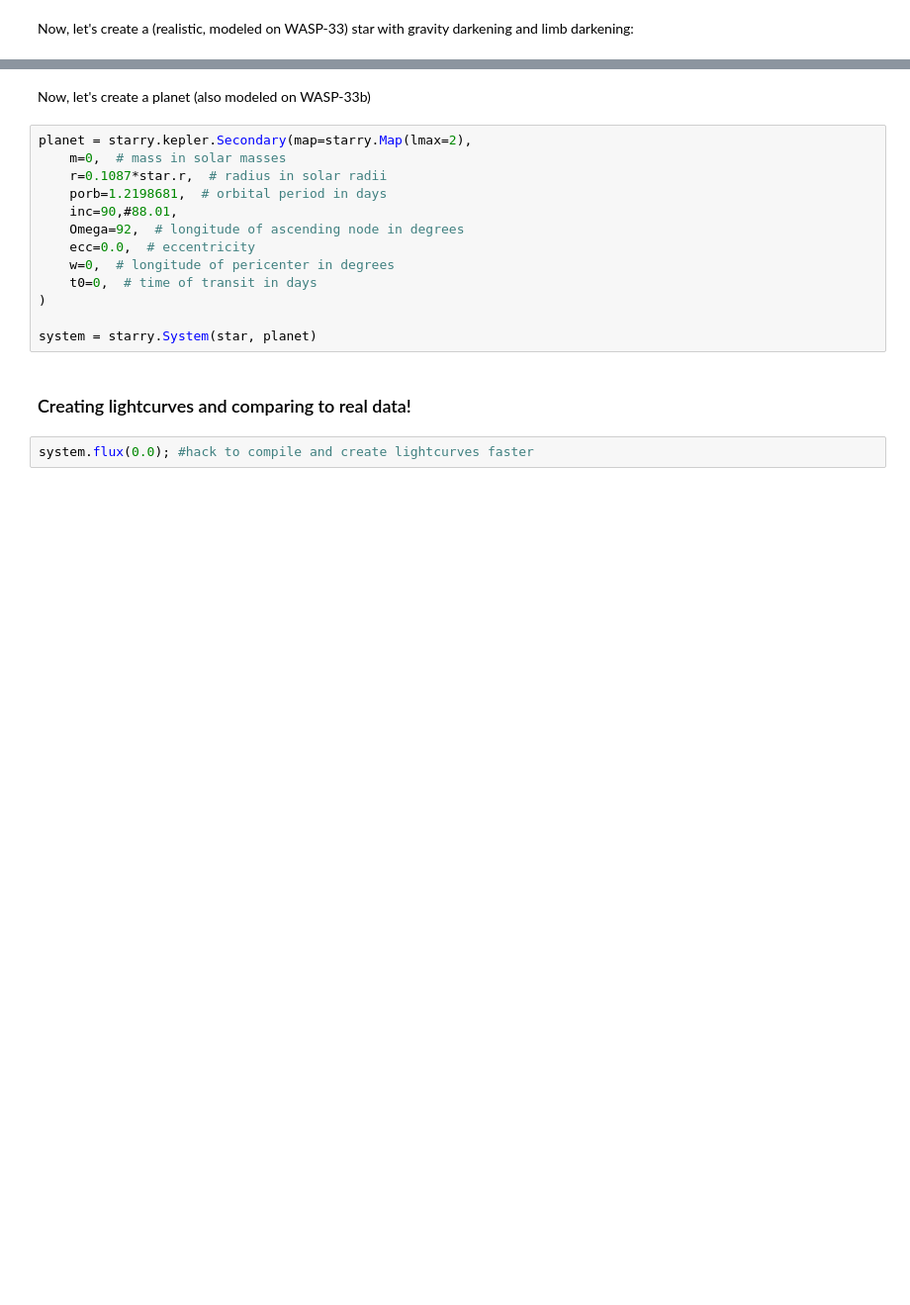
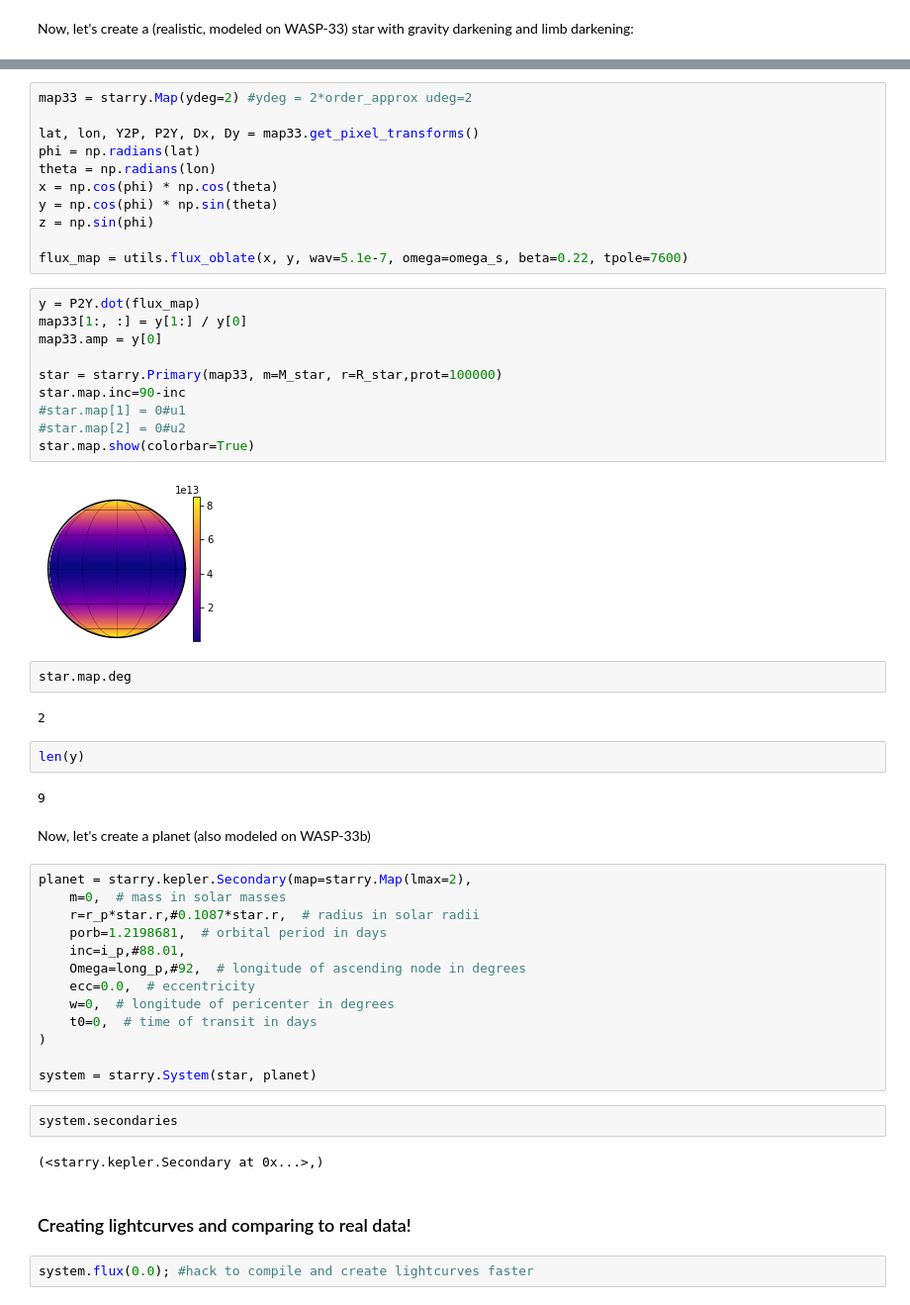
Before and after one commit to shashankdholakia/gravity-dark, a Jupyter notebook: Gravity darkening Model Tests.ipynb, the cells around one changed output, grey strips where cells are left out. Shown at 99% size. Cells and saved outputs as stored; diff of their text form; blank space fills up the shorter version.

```diff
--- a/Gravity darkening Model Tests.ipynb
+++ b/Gravity darkening Model Tests.ipynb
@@ -96,18 +46,53 @@ star.map.show(colorbar=True)
+# %%
+map33 = starry.Map(ydeg=2) #ydeg = 2*order_approx udeg=2
+
+lat, lon, Y2P, P2Y, Dx, Dy = map33.get_pixel_transforms()
+phi = np.radians(lat)
+theta = np.radians(lon)
+x = np.cos(phi) * np.cos(theta)
+y = np.cos(phi) * np.sin(theta)
+z = np.sin(phi)
+
+flux_map = utils.flux_oblate(x, y, wav=5.1e-7, omega=omega_s, beta=0.22, tpole=7600)
+# %%
+y = P2Y.dot(flux_map)
+map33[1:, :] = y[1:] / y[0]
+map33.amp = y[0]
+
+star = starry.Primary(map33, m=M_star, r=R_star,prot=100000)
+star.map.inc=90-inc
+#star.map[1] = 0#u1
+#star.map[2] = 0#u2
+star.map.show(colorbar=True)
+# %% [output]
+[figure, added]
+# %%
+star.map.deg
+# %% [output]
+2
+# %%
+len(y)
+# %% [output]
+9
 # %% [markdown]
 Now, let's create a planet (also modeled on WASP-33b)
 # %%
 planet = starry.kepler.Secondary(map=starry.Map(lmax=2),
     m=0,  # mass in solar masses
-    r=0.1087*star.r,  # radius in solar radii
+    r=r_p*star.r,#0.1087*star.r,  # radius in solar radii
     porb=1.2198681,  # orbital period in days
-    inc=90,#88.01,
-    Omega=92,  # longitude of ascending node in degrees
+    inc=i_p,#88.01,
+    Omega=long_p,#92,  # longitude of ascending node in degrees
     ecc=0.0,  # eccentricity
     w=0,  # longitude of pericenter in degrees
     t0=0,  # time of transit in days
 )
 
 system = starry.System(star, planet)
+# %%
+system.secondaries
+# %% [output]
+(<starry.kepler.Secondary at 0x...>,)
 # %% [markdown]
 ### Creating lightcurves and comparing to real data!
 # %%
```
Also changed, not shown: parts of 37 cells of this notebook, 6 other files.
